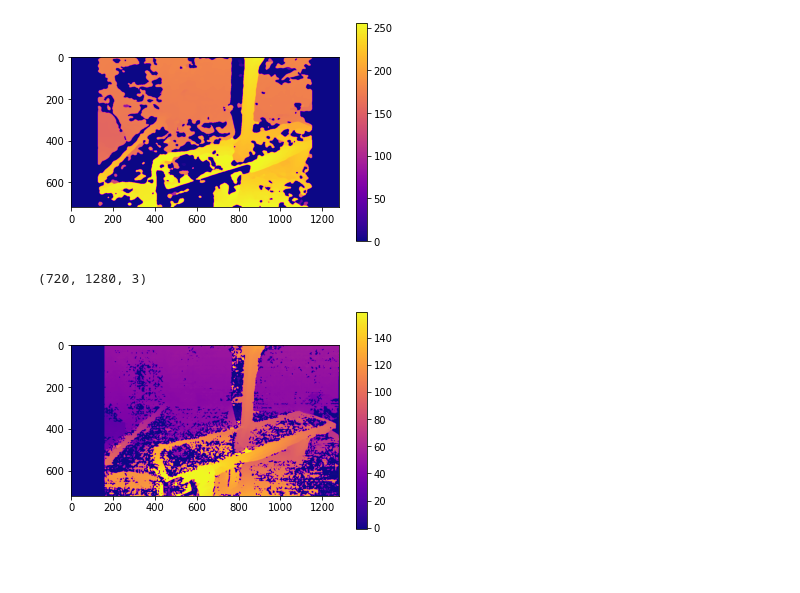
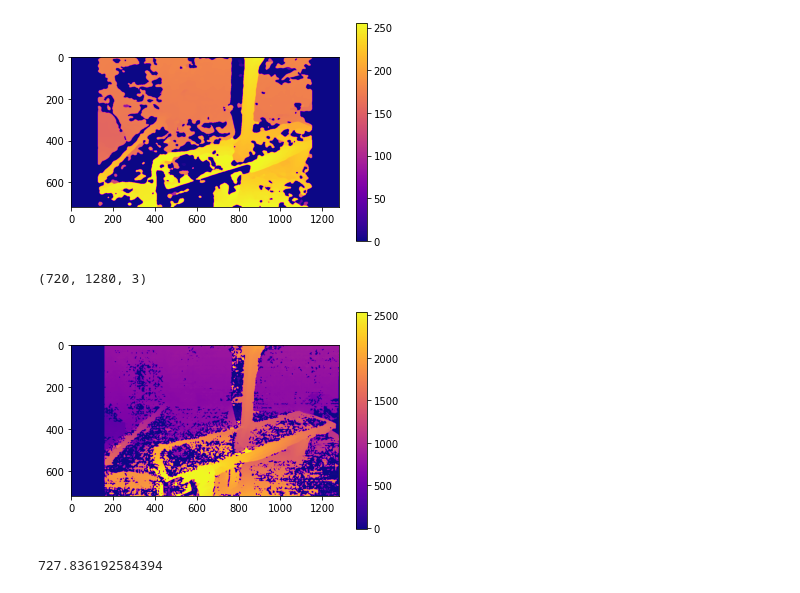
Before and after one commit to alessandro-canevaro/PerceptionForAutonomousSystems, a Jupyter notebook: Final project/Depth_computation.ipynb, the cells around one changed output. Saved outputs shown, nothing was run; the diff lists cells and outputs as text; code cells hidden in the pictures.

```diff
--- a/Final project/Depth_computation.ipynb
+++ b/Final project/Depth_computation.ipynb
@@ -67,33 +67,32 @@ plt.show()
 [figure]
 # %%
 def computeDisparity(left, right): #left and right undistoreted and rectified images (3 channels)
-    h,w,c = left.shape
-
-    stereo = cv2.StereoSGBM_create(0,16,3)
-    stereo.setPreFilterCap(32)
-    stereo.setP1(8*3*5**2)
-    stereo.setP2(32*3*5**2)
-    stereo.setMinDisparity(0)
-    stereo.setBlockSize(5)
-    stereo.setNumDisparities(int((1280 / 8) + 15) & -16)
-    stereo.setDisp12MaxDiff(100)
-    stereo.setUniquenessRatio(10)
-    stereo.setSpeckleRange(32)
-    stereo.setSpeckleWindowSize(0)
-    disp = stereo.compute(left, right).astype(np.float32) / 16.0
-    #disp = cv2.normalize(disp, disp, alpha=255,
-    #                          beta=0, norm_type=cv2.NORM_MINMAX)
-    #disp = np.uint8(disp)
-
+    stereo = cv2.StereoSGBM_create(minDisparity=0,
+                                   numDisparities=int((1280 / 8) + 15) & -16,#160
+                                   blockSize=5,
+                                   P1=8*3*5**2, #600
+                                   P2=32*3*5**2, #2400
+                                   disp12MaxDiff=100,
+                                   preFilterCap=32,
+                                   uniquenessRatio=10,
+                                   speckleWindowSize=0,
+                                   speckleRange=32)
+    disp = stereo.compute(left, right)
     disp = cv2.medianBlur(disp, 5)
-
     return disp
 
 print(imgR.shape)
 disp = computeDisparity(imgL, imgR)
 plt.imshow(disp, cmap='plasma')
 plt.colorbar()
 plt.show()
 # %% [output]
 (720, 1280, 3)
-[figure, old version]
+[figure, new version]
+# %%
+def getDepth(x, y, disparity, focal_lenght=685, baseline=120):
+    return focal_lenght*baseline/(disparity[y,x]/16.0) #in mm
+
+print(getDepth(1000, 500, disp))
+# %% [output]
+727.836192584394
```
Also changed, not shown: parts of 1 cell of this notebook, 1 other file.
